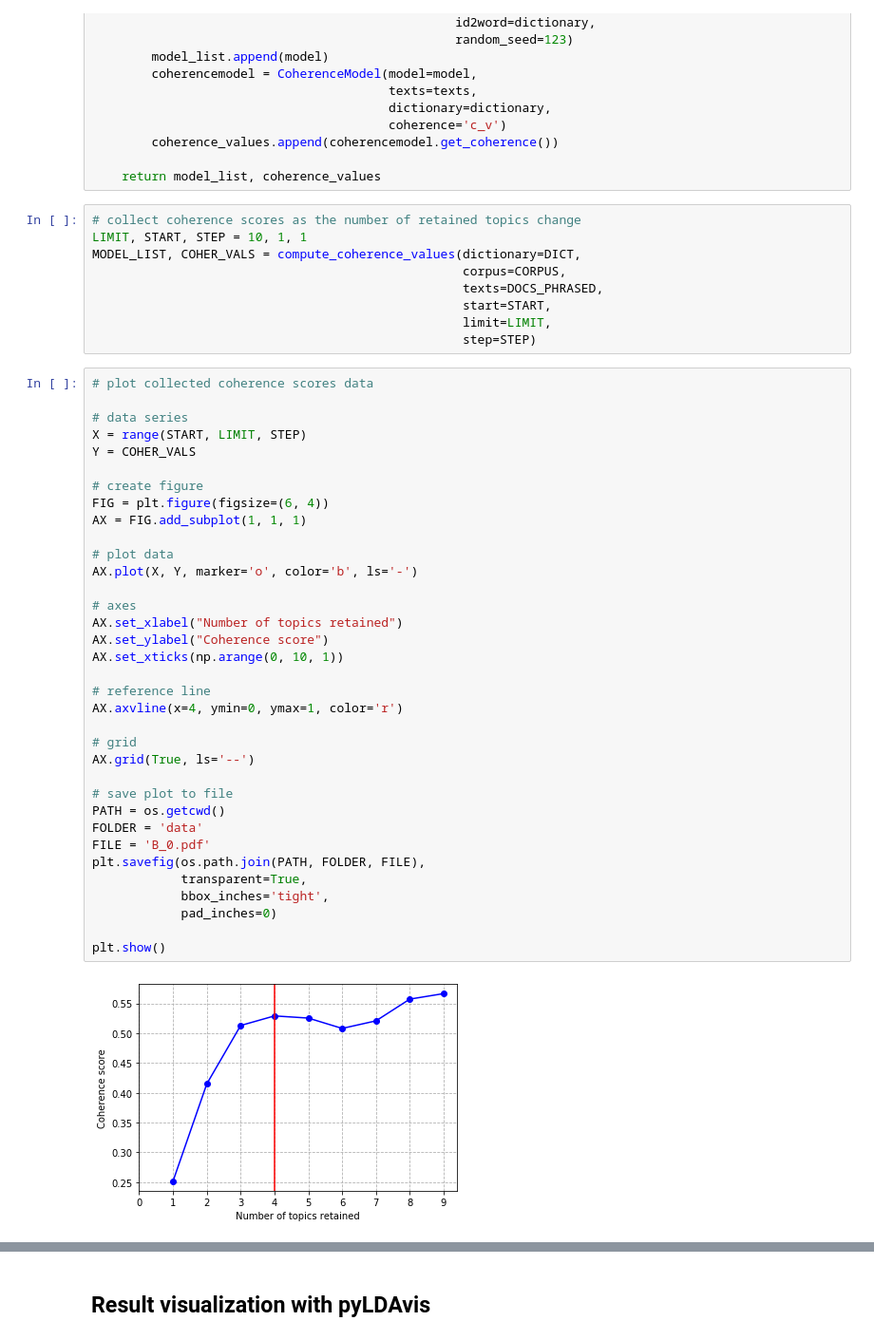
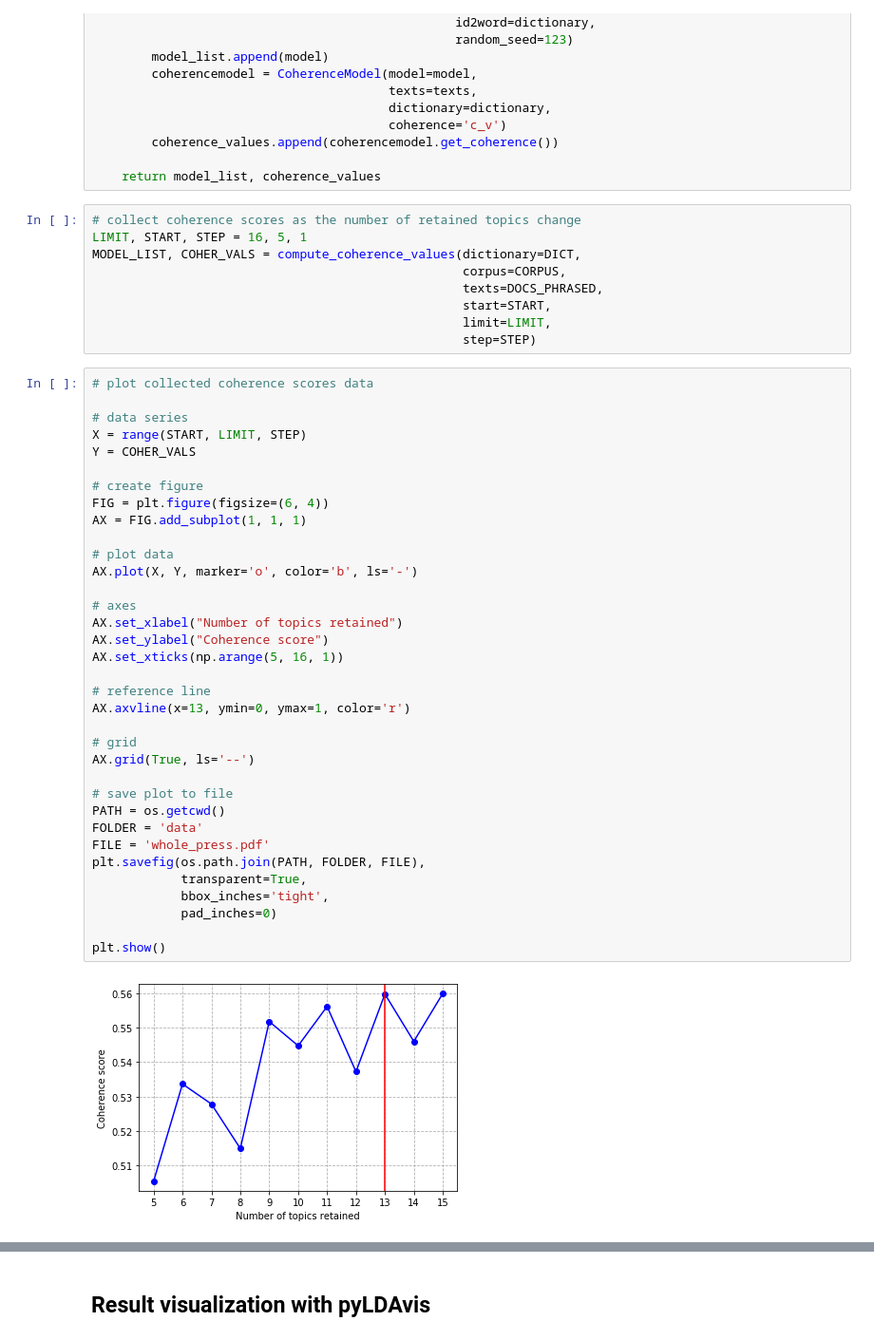
Before and after one commit to Charaaa/NLP-FINAL, a Jupyter notebook: Press Corpus.ipynb, the cells around one changed output, grey strips where cells are left out. Shown at 95% size. Drawn from its saved outputs; the diff is of its cells as text.

```diff
--- a/Press Corpus.ipynb
+++ b/Press Corpus.ipynb
@@ -236,7 +202,7 @@ def compute_coherence_values(dictionary, corpus, texts, limit, start, step):
     return model_list, coherence_values
 # %%
 # collect coherence scores as the number of retained topics change
-LIMIT, START, STEP = 10, 1, 1
+LIMIT, START, STEP = 16, 5, 1
 MODEL_LIST, COHER_VALS = compute_coherence_values(dictionary=DICT,
                                                   corpus=CORPUS,
                                                   texts=DOCS_PHRASED,
@@ -249,36 +215,36 @@ MODEL_LIST, COHER_VALS = compute_coherence_values(dictionary=DICT,
 # data series
 X = range(START, LIMIT, STEP)
 Y = COHER_VALS
 
 # create figure
 FIG = plt.figure(figsize=(6, 4))
 AX = FIG.add_subplot(1, 1, 1)
 
 # plot data
 AX.plot(X, Y, marker='o', color='b', ls='-')
 
 # axes
 AX.set_xlabel("Number of topics retained")
 AX.set_ylabel("Coherence score")
-AX.set_xticks(np.arange(0, 10, 1))
+AX.set_xticks(np.arange(5, 16, 1))
 
 # reference line
-AX.axvline(x=4, ymin=0, ymax=1, color='r')
+AX.axvline(x=13, ymin=0, ymax=1, color='r')
 
 # grid
 AX.grid(True, ls='--')
 
 # save plot to file
 PATH = os.getcwd()
 FOLDER = 'data'
-FILE = 'B_0.pdf'
+FILE = 'whole_press.pdf'
 plt.savefig(os.path.join(PATH, FOLDER, FILE),
             transparent=True,
             bbox_inches='tight',
             pad_inches=0)
 
 plt.show()
 # %% [output]
-[figure, old version]
+[figure, new version]
 # %%
 # suggested number of topics to retain -- see above
```
Also changed, not shown: parts of 12 cells of this notebook.
